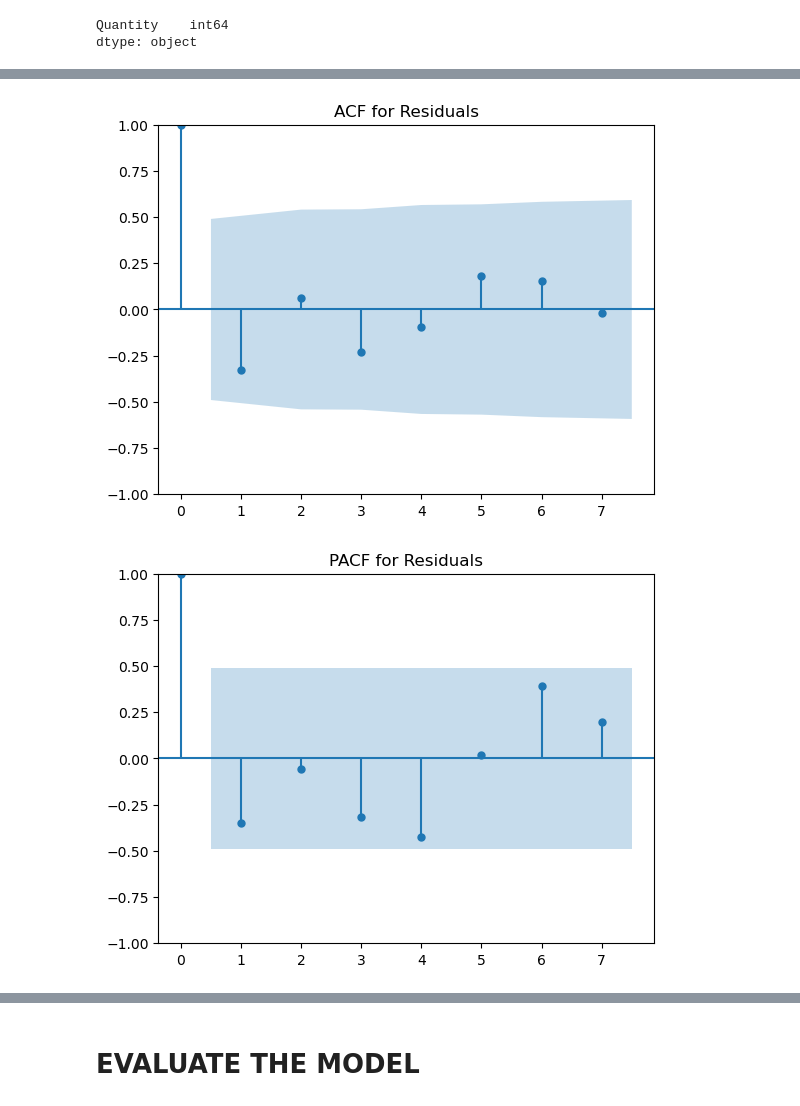
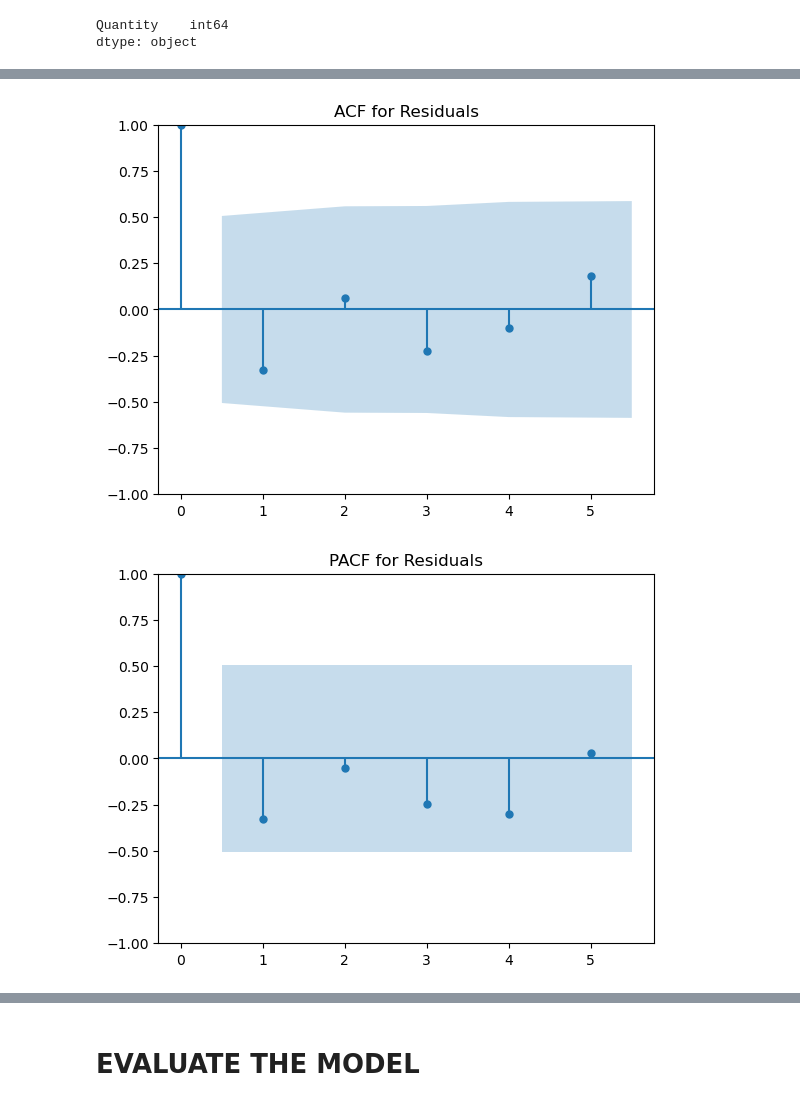
Before and after one commit to Veekits/ARIMA-for-Cold-and-Flu, a Jupyter notebook: ARIMA for Cold and Flu.ipynb, the cells around one changed output, grey strips where cells are left out. Saved outputs shown, nothing was run; the diff lists cells and outputs as text; code cells hidden in the pictures.

```diff
--- a/ARIMA for Cold and Flu.ipynb
+++ b/ARIMA for Cold and Flu.ipynb
@@ -166,18 +166,18 @@ Warnings:
 # %%
 residuals = model_fit.resid
 
 # Create ACF plot
-plot_acf(residuals, lags=7, alpha=0.05)
+plot_acf(residuals, lags=5, alpha=0.05)
 plt.title('ACF for Residuals')
 plt.show()
 
 # Create PACF plot
-plot_pacf(residuals, lags=7, alpha=0.05)
+plot_pacf(residuals, lags=5, alpha=0.05)
 plt.title('PACF for Residuals')
 plt.show()
 # %% [output]
-[figure, old version]
+[figure, new version]
-[figure, old version]
+[figure, new version]
 # %%
 predictions = model_fit.predict(start=len(train), end=len(train) + len(test) - 1, typ='levels')
 predictions.head()
```
Also changed, not shown: parts of 12 cells of this notebook, 2 other files.
